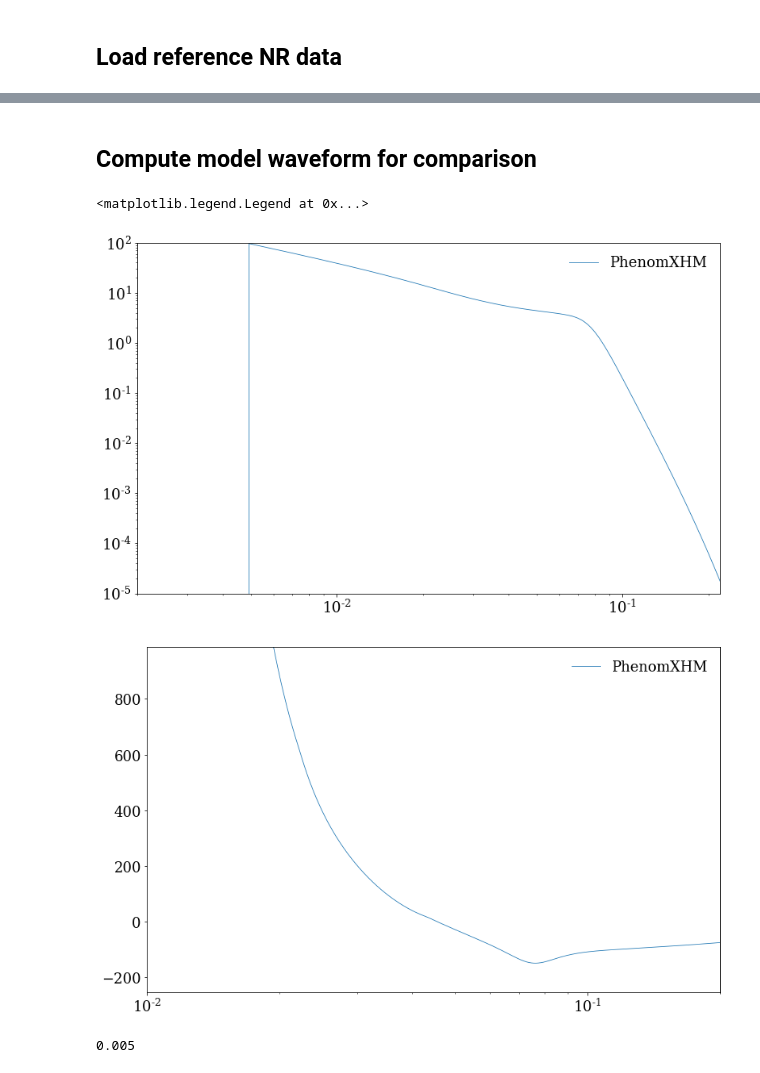
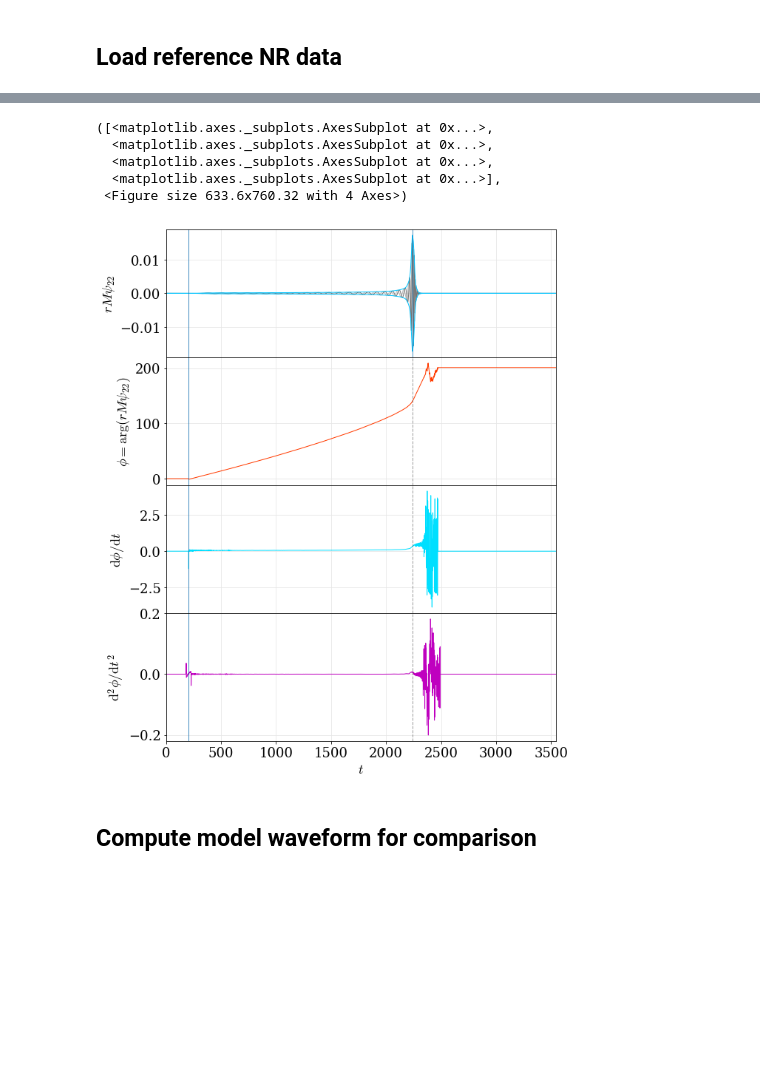
Before and after one commit to llondon6/PhenomXCP, a Jupyter notebook: issues/0_preliminaries.ipynb, the cells around one changed output, grey strips where cells are left out. Saved outputs shown, nothing was run; the diff lists cells and outputs as text; code cells hidden in the pictures; blank space fills up the shorter version.

```diff
--- a/issues/0_preliminaries.ipynb
+++ b/issues/0_preliminaries.ipynb
@@ -44,4 +61,4 @@ a = scsearch(keyword='q8a08t150',verbose=True)[0]
 # %%
-# # Generate waveform in L-frame (this rotates all multipoles and vector metadata)
-# # y['j'] = y['raw'].__calc_j_of_t_frame__()
-# y['j'] = y['raw'].__calc_initial_j_frame__().__symmetrize__()
+# Generate waveform in L-frame (this rotates all multipoles and vector metadata)
+# y['j'] = y['raw'].__calc_j_of_t_frame__()
+y['j'] = y['raw'].__calc_initial_j_frame__()
@@ -48,3 +68,3 @@ a = scsearch(keyword='q8a08t150',verbose=True)[0]
 # %%
-# # Generate waveform in L-frame (this rotates all multipoles and vector metadata)
-# y['lal'] = y['j'].__calc_initial_l_frame__()
+# Generate waveform in L-frame (this rotates all multipoles and vector metadata)
+y['lal'] = y['j'].__calc_initial_l_frame__()
@@ -51,2 +74,2 @@ a = scsearch(keyword='q8a08t150',verbose=True)[0]
 # %%
-# y['cp'] = y['j'].__calc_coprecessing_frame__(transform_domain='td',kind='psi4')
+y['cp'] = y['j'].__calc_coprecessing_frame__(transform_domain='td',kind='psi4')
@@ -53,3 +81,14 @@ a = scsearch(keyword='q8a08t150',verbose=True)[0]
+# %%
+y['cp-sym'] = y['cp'].__symmetrize__()
+# %%
+y['cp'][2,2]['psi4'].plot()
+# %% [output]
+([<matplotlib.axes._subplots.AxesSubplot at 0x...>,
+  <matplotlib.axes._subplots.AxesSubplot at 0x...>,
+  <matplotlib.axes._subplots.AxesSubplot at 0x...>,
+  <matplotlib.axes._subplots.AxesSubplot at 0x...>],
+ <Figure size 633.6x760.32 with 4 Axes>)
+[figure, added]
 # %% [markdown]
 ## Compute model waveform for comparison
 # %%
@@ -151,39 +245,0 @@ h = hp + 1j*hc
-# %%
-# Compare single mode generated above to NR
-figure( figsize=2*figaspect(0.618) )
-
-# plot( y['lal'].f,y['cp'][l,m]['strain'].fd_amp,label='nr-cp-frame' )
-# # plot( y['lal'].f,y['lal'][l,m]['strain'].fd_amp,label='nr-lal-frame' )
-
-plot( f, abs(h),label='PhenomXHM' )
-xscale('log')
-yscale('log')
-xlim(0.002*m/2,0.22)
-ylim(1e-5,1e2)
-legend(loc=1)
-
-f0,f1 = 0.02,0.1
-def calc_dphi(f,h):
-    phi = np.unwrap(np.angle(h))
-    dphi = spline_diff(f,phi)
-    dphi -= np.mean(dphi[ (f>f0) & (f<f1) ])
-    return dphi
-
-# Compare single mode generated above to NR
-figure( figsize=2*figaspect(0.618) )
-
-# plot( y['lal'].f,calc_dphi(y['lal'].f,y['cp'][l,m]['strain'].fd_y),label='nr-cp-frame' )
-# # plot( y['lal'].f,calc_dphi(y['lal'].f,y['lal'][l,m]['strain'].fd_y),label='nr-lal-frame' )
-
-plot( f, calc_dphi(f,h),label='PhenomXHM' )
-xscale('log')
-# yscale('log')
-xlim(0.01,0.2)
-mask = (f>f0) & (f<f1)
-ylim( lim(calc_dphi(f,h)[mask],dilate=.1) )
-# ylim(1e-5,1e2)
-legend(loc=1)
-# %% [output]
-<matplotlib.legend.Legend at 0x...>
-[figure, removed]
-[figure, removed]
@@ -193,4 +245,0 @@ frd = 0.074572
-# %%
-print 0.079572-0.074572
-# %% [output]
-0.005
```
Also changed, not shown: parts of 12 cells of this notebook, 5 other files.
